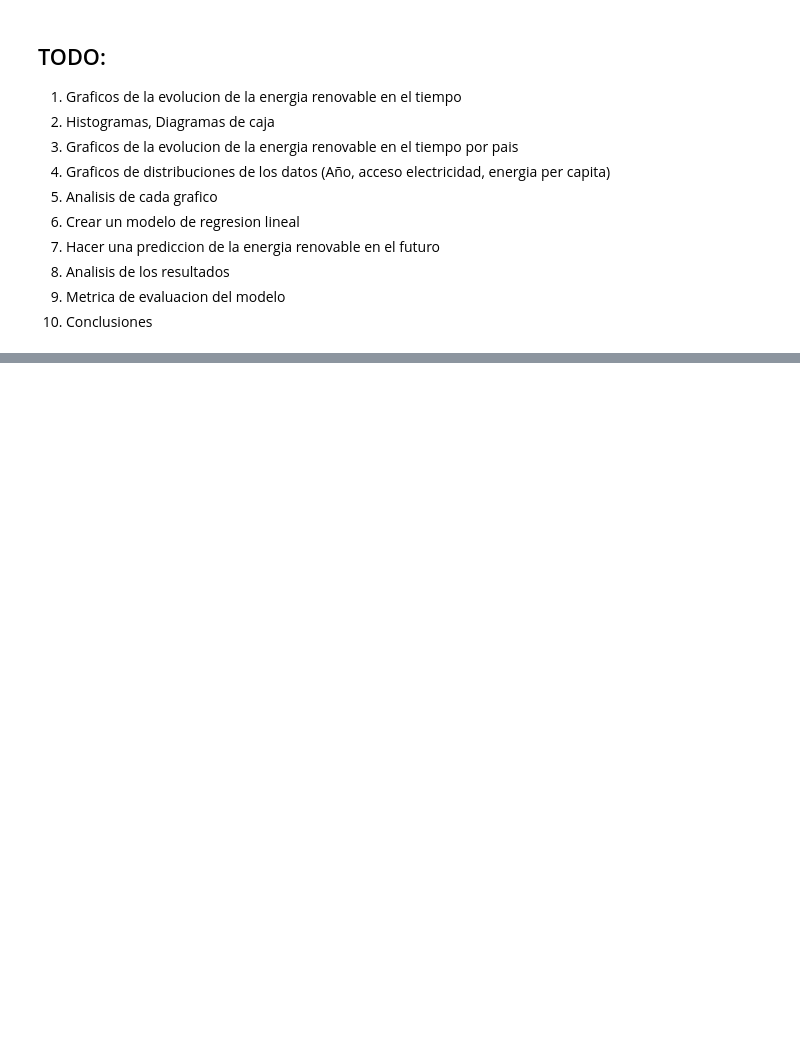
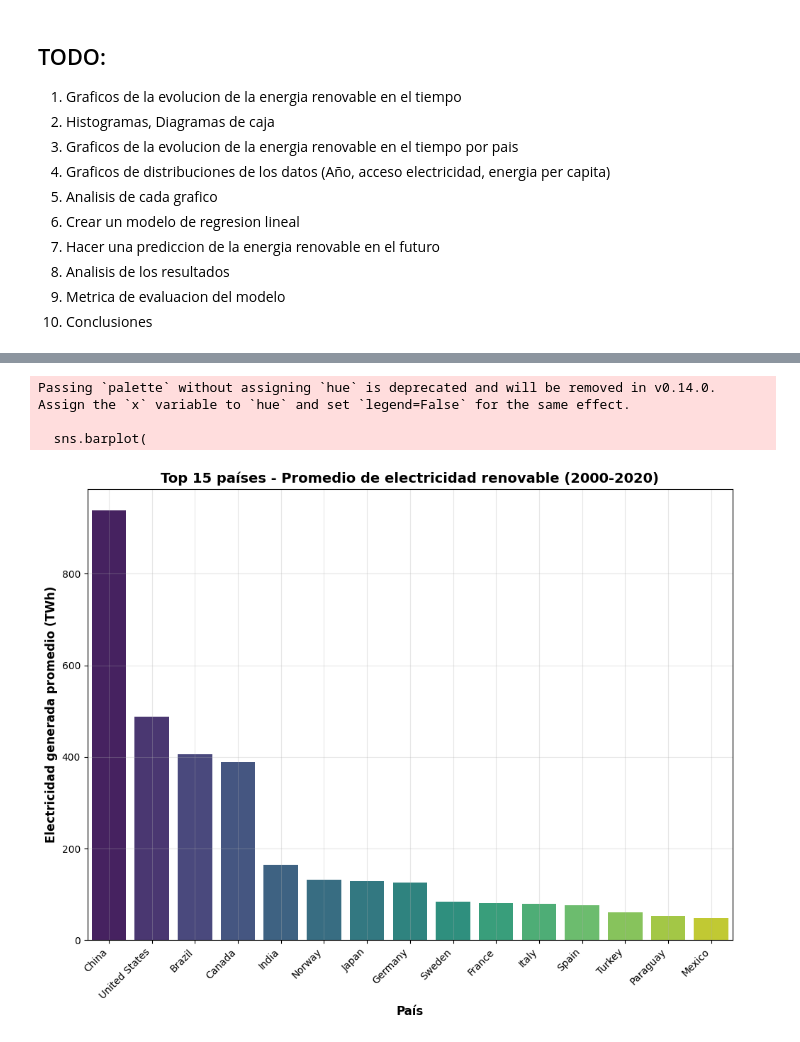
Before and after one commit to juanejd/prediction-model-renewable-energy, a Jupyter notebook: ADA_ML_LR.ipynb, the cells around one changed output, grey strips where cells are left out. Drawn from its saved outputs; the diff is of its cells as text; code cells hidden in the pictures; blank space fills up the shorter version.

```diff
--- a/ADA_ML_LR.ipynb
+++ b/ADA_ML_LR.ipynb
@@ -425,0 +476,33 @@ Grafica el promedio global de cantidad de electricidad nuclear generada a traves
+# %%
+# Promedio de electricidad renovable para los 15 paises con mas generacion
+electricity_by_country = (
+    df_filled.groupby(["Entity"])[["Electricity from renewables (TWh)"]]
+    .mean()
+    .reset_index()
+    .sort_values("Electricity from renewables (TWh)", ascending=False)
+    .head(15)
+)
+
+plt.figure(figsize=(10, 8))
+sns.barplot(
+    data=electricity_by_country,
+    x="Entity",
+    y="Electricity from renewables (TWh)",
+    palette="viridis",
+)
+plt.title(
+    "Top 15 países - Promedio de electricidad renovable (2000-2020)",
+    fontsize=14,
+    fontweight="bold",
+)
+plt.xlabel("País", fontsize=12, fontweight="bold")
+plt.ylabel("Electricidad generada promedio (TWh)", fontsize=12, fontweight="bold")
+plt.xticks(rotation=45, ha="right")
+plt.grid(True, alpha=0.3)
+plt.tight_layout()
+plt.show()
+# %% [output]
+Passing `palette` without assigning `hue` is deprecated and will be removed in v0.14.0. Assign the `x` variable to `hue` and set `legend=False` for the same effect.
+
+  sns.barplot(
+[figure, added]
```
Also changed, not shown: parts of 5 cells of this notebook.
